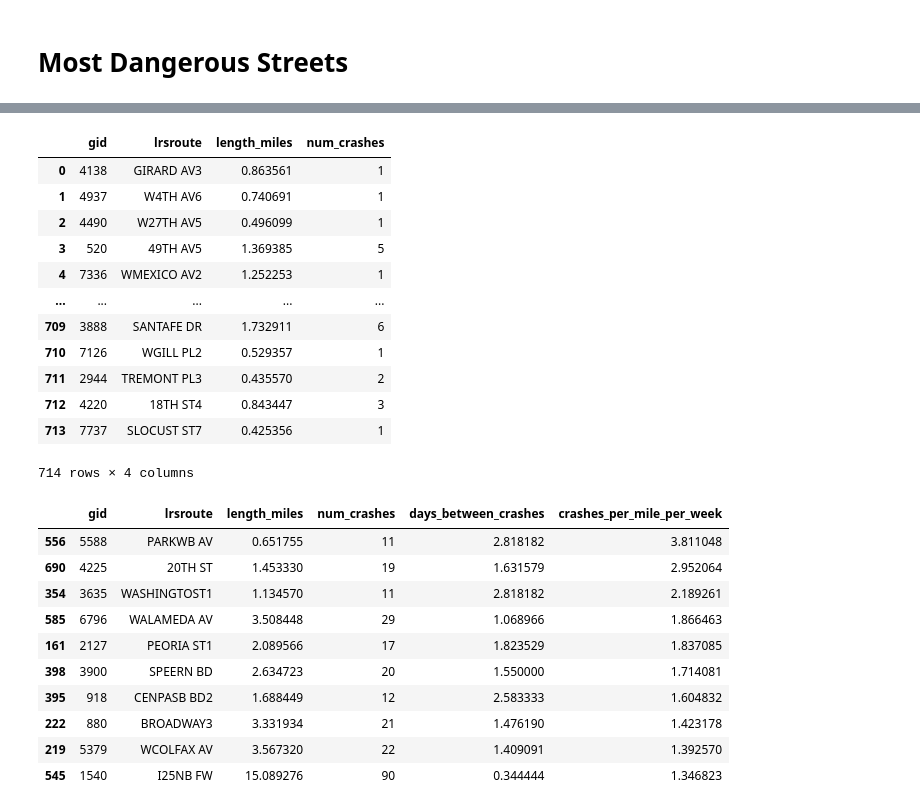
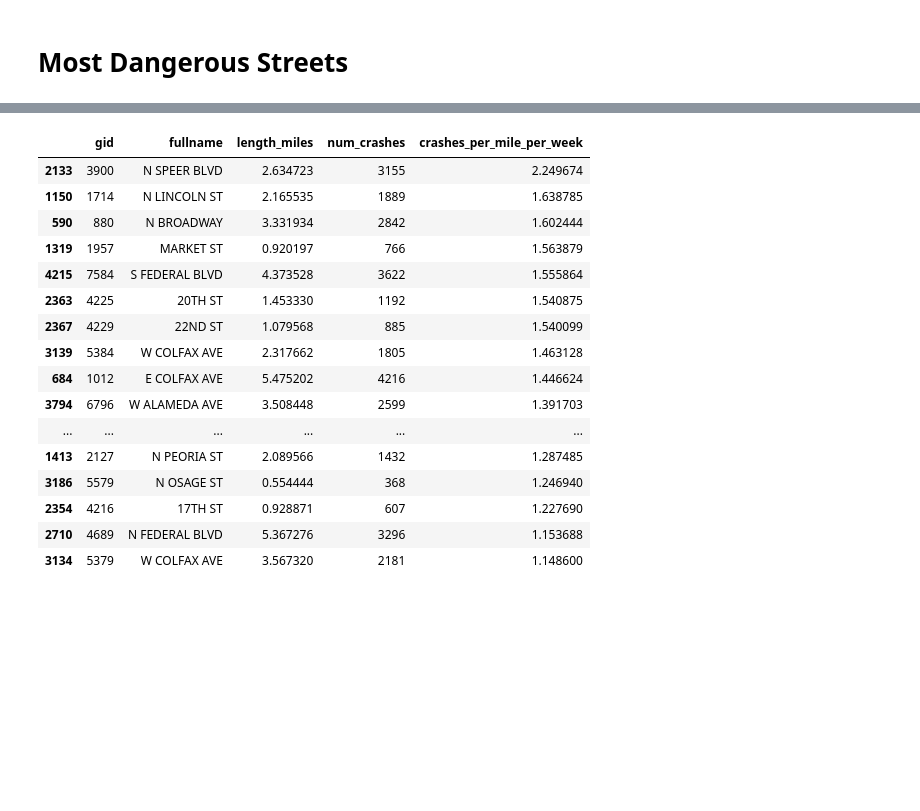
Before and after one commit to devinbrady/denver-street-data, a Jupyter notebook: Most_Dangerous_Streets.ipynb, the cells around one changed output, grey strips where cells are left out. Cells and saved outputs as stored; diff of their text form; code cells hidden in the pictures; blank space fills up the shorter version.

Commit message:
Crash rate comparison

```diff
--- a/Most_Dangerous_Streets.ipynb
+++ b/Most_Dangerous_Streets.ipynb
@@ -9,6 +9,10 @@ from crash_data_analysis import CrashDataAnalysis
 # %%
 cda = CrashDataAnalysis()
 # %%
-start_date = pytz.timezone('America/Denver').localize(datetime(2023,1,1))
-end_date = pytz.timezone('America/Denver').localize(datetime(2023,2,1))
-most_recent_crash = cda.most_recent_crash_timestamp()
+start_date = pytz.timezone('America/Denver').localize(datetime(2013,1,1))
+# end_date = pytz.timezone('America/Denver').localize(datetime(2024,2,1))
+# most_recent_crash = cda.most_recent_crash_timestamp()
+end_date = cda.most_recent_crash_timestamp()
+
+street_crashes = cda.street_metrics(start_date, end_date)
+street_crashes
@@ -15,55 +33,30 @@ most_recent_crash = cda.most_recent_crash_timestamp()
-# %%
-query = f"""
-select
-sr.gid
-, sr.lrsroute
-, st_length(sr.geom_denver) / 5280 as length_miles
-, count(*) as num_crashes
-
-from street_routes sr
-inner join crashes c on st_dwithin(sr.geom_denver, c.geom_denver, 25)
-
-where reported_date at time zone 'America/Denver' > '{start_date.strftime('%Y-%m-%d')}'
-and reported_date at time zone 'America/Denver' < '{end_date.strftime('%Y-%m-%d')}'
-
-group by 1,2,3
-"""
-
-street_crashes = pd.read_sql(query, cda.conn)
-street_crashes
-# %% [output]
-|  | gid | lrsroute | length_miles | num_crashes |
-| 0 | 4138 | GIRARD AV3 | 0.863561 | 1 |
-| 1 | 4937 | W4TH AV6 | 0.740691 | 1 |
-| 2 | 4490 | W27TH AV5 | 0.496099 | 1 |
-| 3 | 520 | 49TH AV5 | 1.369385 | 5 |
-| 4 | 7336 | WMEXICO AV2 | 1.252253 | 1 |
-| ... | ... | ... | ... | ... |
-| 709 | 3888 | SANTAFE DR | 1.732911 | 6 |
-| 710 | 7126 | WGILL PL2 | 0.529357 | 1 |
-| 711 | 2944 | TREMONT PL3 | 0.435570 | 2 |
-| 712 | 4220 | 18TH ST4 | 0.843447 | 3 |
-| 713 | 7737 | SLOCUST ST7 | 0.425356 | 1 |
-714 rows × 4 columns
 # %%
 days_in_data = (end_date - start_date).days
+# %%
+street_crashes = street_crashes[street_crashes.length_miles > 0.5].copy()
 # %%
 street_crashes['days_between_crashes'] = days_in_data / street_crashes['num_crashes']
 # %%
 street_crashes['crashes_per_mile_per_week'] = (
     (street_crashes['num_crashes'] / street_crashes['length_miles']) / (days_in_data/7))
 # %%
-street_crashes[street_crashes.num_crashes >= 10].sort_values(
-    by='crashes_per_mile_per_week', ascending=False).head(10)
+street_crashes[['gid', 'fullname', 'length_miles', 'num_crashes', 'crashes_per_mile_per_week']].sort_values(
+    by='crashes_per_mile_per_week', ascending=False).head(20)
 # %% [output]
-|  | gid | lrsroute | length_miles | num_crashes | days_between_crashes | crashes_per_mile_per_week |
-| 556 | 5588 | PARKWB AV | 0.651755 | 11 | 2.818182 | 3.811048 |
-| 690 | 4225 | 20TH ST | 1.453330 | 19 | 1.631579 | 2.952064 |
-| 354 | 3635 | WASHINGTOST1 | 1.134570 | 11 | 2.818182 | 2.189261 |
-| 585 | 6796 | WALAMEDA AV | 3.508448 | 29 | 1.068966 | 1.866463 |
-| 161 | 2127 | PEORIA ST1 | 2.089566 | 17 | 1.823529 | 1.837085 |
-| 398 | 3900 | SPEERN BD | 2.634723 | 20 | 1.550000 | 1.714081 |
-| 395 | 918 | CENPASB BD2 | 1.688449 | 12 | 2.583333 | 1.604832 |
-| 222 | 880 | BROADWAY3 | 3.331934 | 21 | 1.476190 | 1.423178 |
-| 219 | 5379 | WCOLFAX AV | 3.567320 | 22 | 1.409091 | 1.392570 |
-| 545 | 1540 | I25NB FW | 15.089276 | 90 | 0.344444 | 1.346823 |
+|  | gid | fullname | length_miles | num_crashes | crashes_per_mile_per_week |
+| 2133 | 3900 | N SPEER BLVD | 2.634723 | 3155 | 2.249674 |
+| 1150 | 1714 | N LINCOLN ST | 2.165535 | 1889 | 1.638785 |
+| 590 | 880 | N BROADWAY | 3.331934 | 2842 | 1.602444 |
+| 1319 | 1957 | MARKET ST | 0.920197 | 766 | 1.563879 |
+| 4215 | 7584 | S FEDERAL BLVD | 4.373528 | 3622 | 1.555864 |
+| 2363 | 4225 | 20TH ST | 1.453330 | 1192 | 1.540875 |
+| 2367 | 4229 | 22ND ST | 1.079568 | 885 | 1.540099 |
+| 3139 | 5384 | W COLFAX AVE | 2.317662 | 1805 | 1.463128 |
+| 684 | 1012 | E COLFAX AVE | 5.475202 | 4216 | 1.446624 |
+| 3794 | 6796 | W ALAMEDA AVE | 3.508448 | 2599 | 1.391703 |
+| ... | ... | ... | ... | ... | ... |
+| 1413 | 2127 | N PEORIA ST | 2.089566 | 1432 | 1.287485 |
+| 3186 | 5579 | N OSAGE ST | 0.554444 | 368 | 1.246940 |
+| 2354 | 4216 | 17TH ST | 0.928871 | 607 | 1.227690 |
+| 2710 | 4689 | N FEDERAL BLVD | 5.367276 | 3296 | 1.153688 |
+| 3134 | 5379 | W COLFAX AVE | 3.567320 | 2181 | 1.148600 |
```
Also changed, not shown: parts of 13 cells of this notebook, 11 other files.
